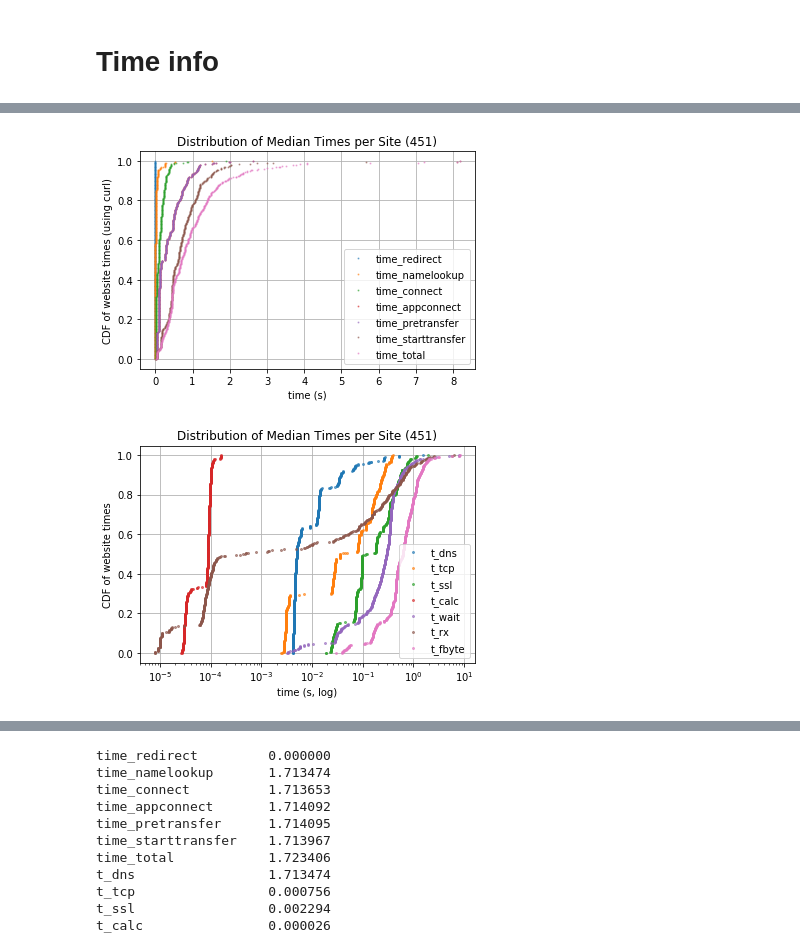
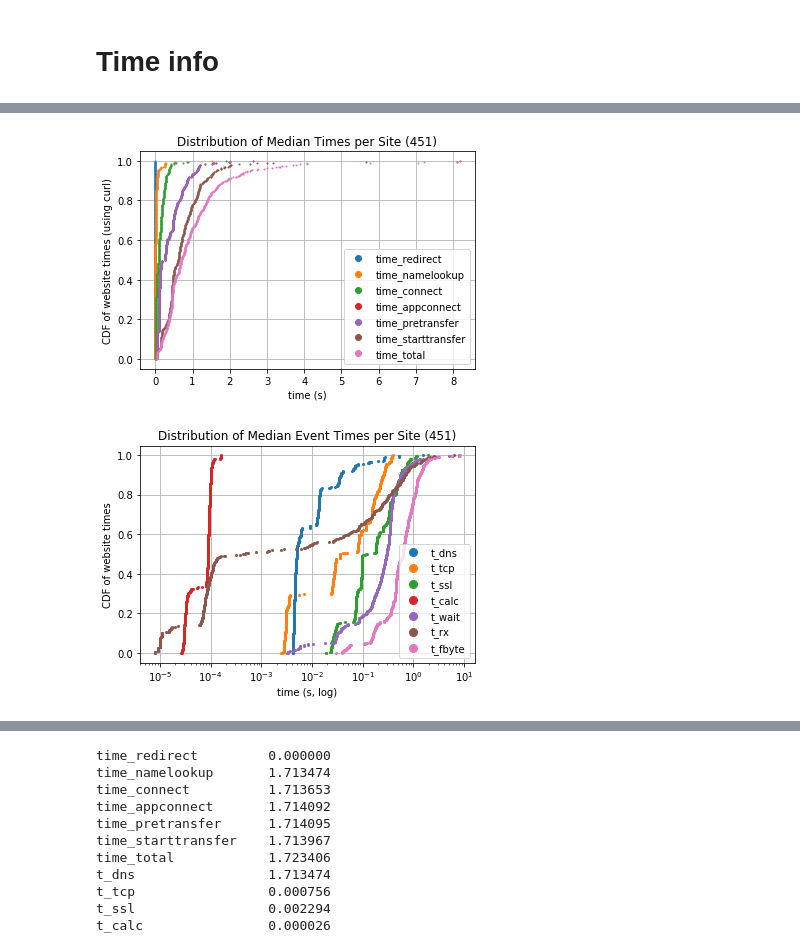
Before and after one commit to shahifaqeer/cdn-analysis, a Jupyter notebook: Analysis-Timing.ipynb, the cells around one changed output, grey strips where cells are left out. Saved outputs shown, nothing was run; the diff lists cells and outputs as text; code cells hidden in the pictures.

```diff
--- a/Analysis-Timing.ipynb
+++ b/Analysis-Timing.ipynb
@@ -255,10 +312,10 @@ f, ax = subplots()
 
 for col in time_cols:
     xd, yd = getCDF(df_avg_time[col])
-    ax.plot(xd, yd, label=col, marker='.', alpha=.5, markersize=2, linestyle='None')
+    ax.plot(xd, yd, label=col, marker='.', alpha=1, markersize=2, linestyle='None')
 
 ax.grid(True)
-ax.legend(loc='best')
+ax.legend(loc='best', markerscale=6)
 ax.set_xlabel("time (s)")
 ax.set_ylabel("CDF of website times (using curl)")
 ax.set_title("Distribution of Average Times per Site (451)")
@@ -270,12 +327,12 @@ f, ax = subplots()
 
 for col in t_cols:
     xd, yd = getCDF(df_avg_time[col])
-    ax.semilogx(xd, yd, label=col, marker='o', markersize=2, alpha=.6, linestyle='None')
+    ax.semilogx(xd, yd, label=col, marker='o', markersize=2, alpha=1, linestyle='None')
 
 ax.grid(True)
-ax.legend(loc='best')
+ax.legend(loc='best', markerscale=4)
 ax.set_xlabel("time (s, log)")
 ax.set_ylabel("CDF of website times")
-ax.set_title("Distribution of Average Times per Site (451)")
+ax.set_title("Distribution of Average Event Times per Site (451)")
 f.savefig("results/cdf_avg_time_diff_calculated")
 # %% [output]
@@ -283,26 +340,26 @@ f.savefig("results/cdf_avg_time_diff_calculated")
 # %%
 df_median_time = df_pass.groupby(['rank'])[t_cols+time_cols].median()
 f, ax = subplots()
 for col in time_cols:
     xd, yd = getCDF(df_median_time[col])
-    ax.plot(xd, yd, label=col, marker='.', alpha=.5, markersize=2, linestyle="None")
+    ax.plot(xd, yd, label=col, marker='.', alpha=1, markersize=2, linestyle="None")
 ax.grid(True)
-ax.legend(loc='best')
+ax.legend(loc='best', markerscale=6)
 ax.set_xlabel("time (s)")
 ax.set_ylabel("CDF of website times (using curl)")
 ax.set_title("Distribution of Median Times per Site (451)")
 f.savefig("results/cdf_median_time_curl")
 
 f, ax = subplots()
 for col in t_cols:
     xd, yd = getCDF(df_median_time[col])
-    ax.semilogx(xd, yd, label=col, marker='o', markersize=2, alpha=.6, linestyle='None')
+    ax.semilogx(xd, yd, label=col, marker='o', markersize=2, alpha=1, linestyle='None')
 ax.grid(True)
-ax.legend(loc='best')
+ax.legend(loc='best', markerscale=4)
 ax.set_xlabel("time (s, log)")
 ax.set_ylabel("CDF of website times")
-ax.set_title("Distribution of Median Times per Site (451)")
+ax.set_title("Distribution of Median Event Times per Site (451)")
 f.savefig("results/cdf_median_time_diff_calculated")
 # %% [output]
-[figure, old version]
+[figure, new version]
-[figure, old version]
+[figure, new version]
```
Also changed, not shown: parts of 86 cells of this notebook, 1 other file.
